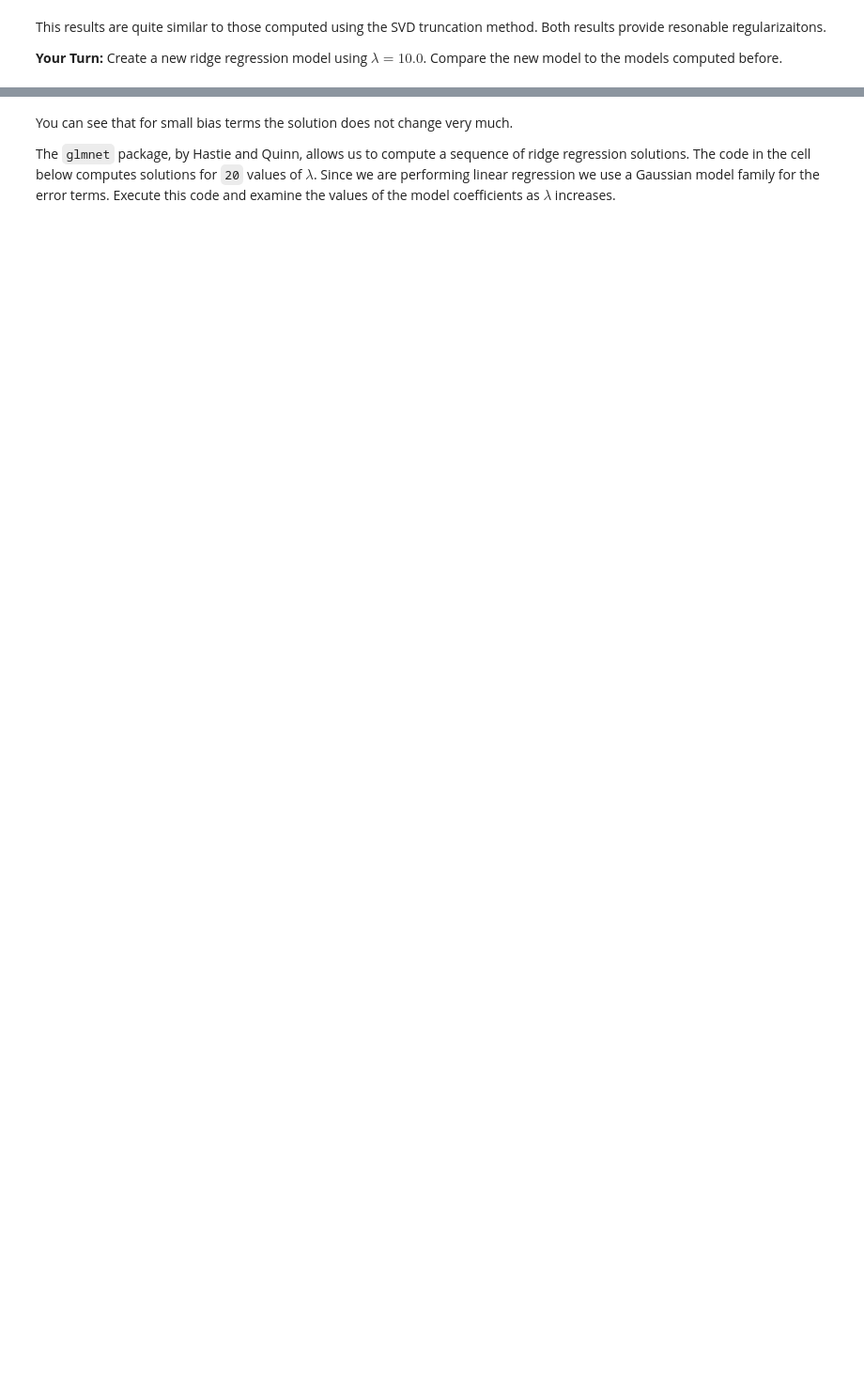
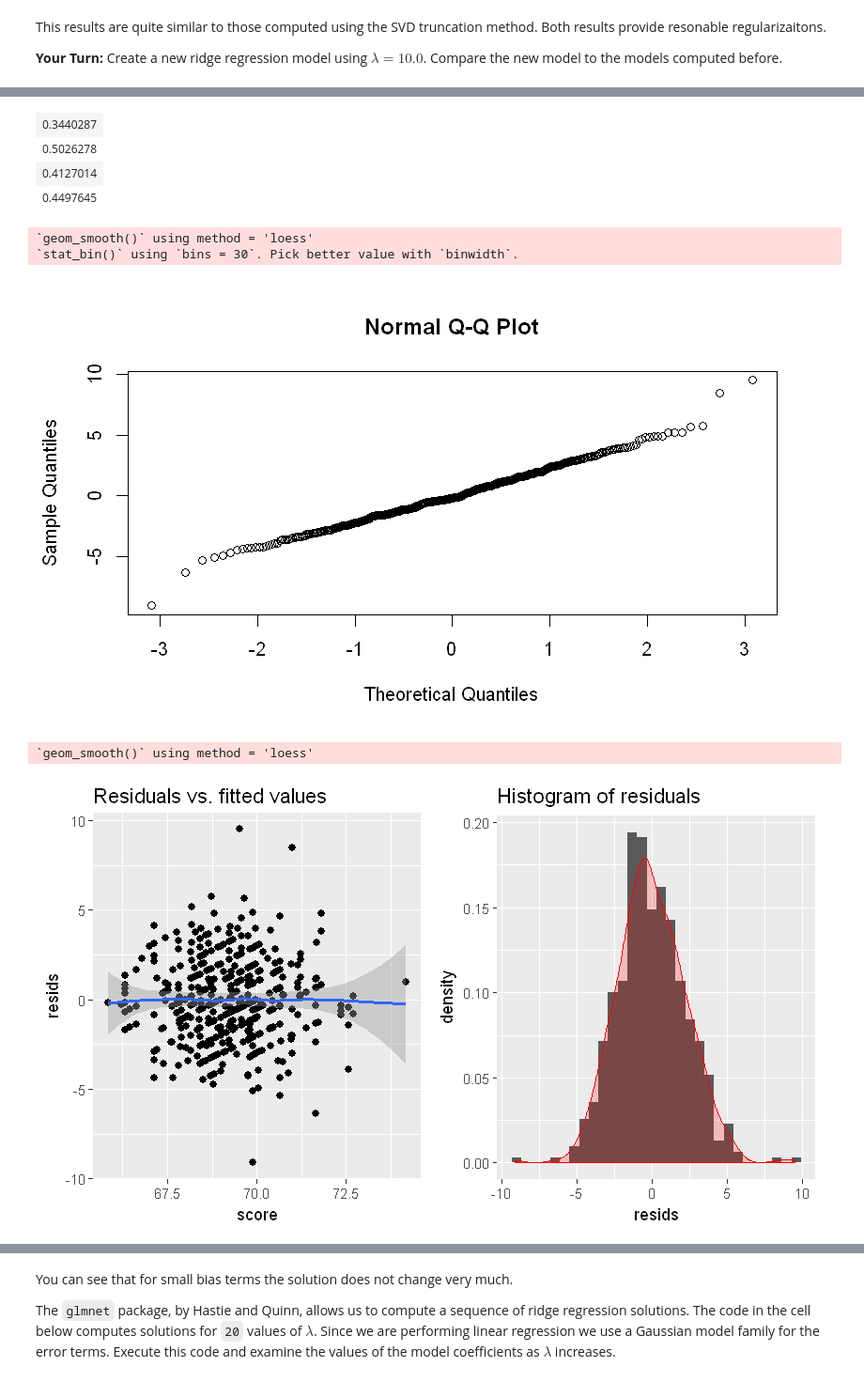
Before and after one commit to StephenElston/DataScience350, a Jupyter notebook: Lecture7/Regression2.ipynb, the cells around one changed output, grey strips where cells are left out. Shown at 94% size. Drawn from its saved outputs; the diff is of its cells as text; code cells hidden in the pictures; blank space fills up the shorter version.

```diff
--- a/Lecture7/Regression2.ipynb
+++ b/Lecture7/Regression2.ipynb
@@ -651,3 +708,6 @@ The model matrix is comprised of the values of the feature columns of the data f
 The next step is to compute the SVD of the resulting matrix and examine the singular values.
 
 **Your Turn:** In the cell below, create and execute the code to compute the SVD decomposition of the matrix $MTM$ and examine the singular values. Call your resulting matrix `mSVD`.
+# %%
+mSVD = svd(MTM)
+mSVD
@@ -680,3 +766,6 @@ ERROR: Error in eval(expr, envir, enclos): object 'mSVD' not found
 Now that we have an inverse matrix `MTMTM` we can compute the model coeficients. The model coeficients are just the product of `MTMTM`and the observations, or heights of the adult male childern in this case.
 
 **Your Turn:** Compute the vector, named `b`, of the model coeficients.
+# %%
+b = MTMTM %*% males.ext$childHeight
+b
@@ -783,2 +912,5 @@ MTMTM = mInv %*% t(M)
 # %% [markdown]
 **Your Turn!:** Compute the model coeficients using the $(A^TA + \lambda^2)^{-1}A^T$ matrix you just computed. Give the result a new name and compare these results to the previously computed model coeficients. Call the new vector of model coeficients `b2`.
+# %%
+b2 = MTMTM %*% males.ext$childHeight
+b2
@@ -793,3 +942,22 @@ plot.svd.reg(males.ext)
 This results are quite similar to those computed using the SVD truncation method. Both results provide resonable regularizaitons.
 
 **Your Turn:** Create a new ridge regression model using $\lambda = 10.0$. Compare the new model to the models computed before.
+# %%
+cat('Compute and print the inverse singular value matrix')
+lambda = 10.0
+d.trim = 1/ (mSVD$d + lambda)
+mD = diag(d.trim)
+mD
+cat('Compute and print the pseudo inverse')
+mInv = mSVD$v %*% mD %*% t(mSVD$u)
+mInv
+MTMTM = mInv %*% t(M)
+
+b2 = MTMTM %*% males.ext$childHeight
+b2
+
+males.ext$score = M %*% b2 + mean(males.ext$childHeight)
+males.ext$resids = males.ext$score - males.ext$childHeight
+
+plot.svd.reg(males.ext)
+# %% [output]
@@ -795,0 +974,9 @@ This results are quite similar to those computed using the SVD truncation method
+| 0.3440287 |
+| 0.5026278 |
+| 0.4127014 |
+| 0.4497645 |
+`geom_smooth()` using method = 'loess'
+`stat_bin()` using `bins = 30`. Pick better value with `binwidth`.
+[figure, added]
+`geom_smooth()` using method = 'loess'
+[figure, added]
```
Also changed, not shown: parts of 28 cells of this notebook, 1 other file.
